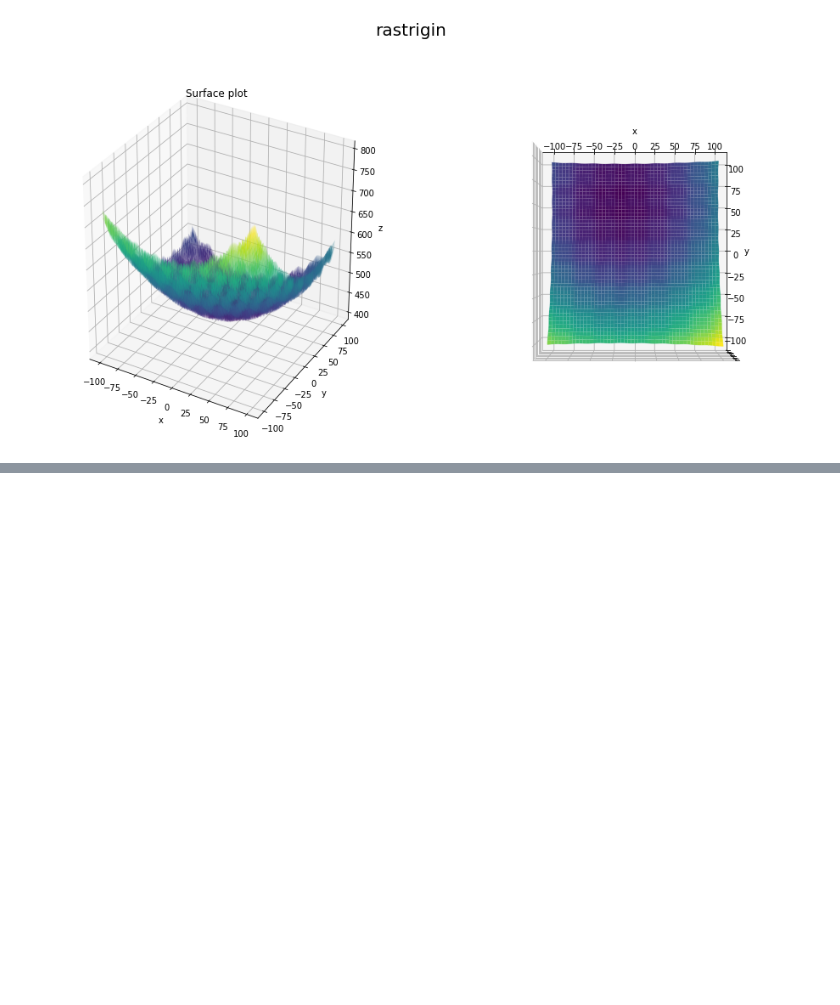
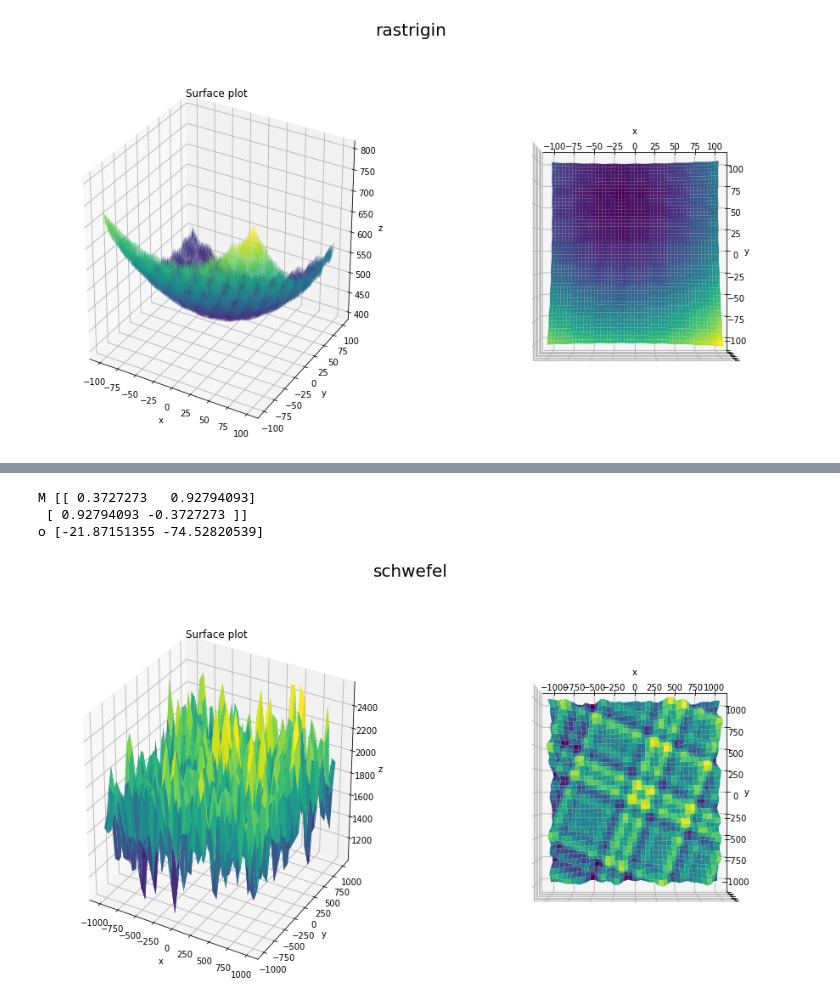
Before and after one commit to adamnapieralski/pszt-evolutionary-cauchy-searching, a Jupyter notebook: cec17_functions.ipynb, the cells around one changed output, grey strips where cells are left out. Saved outputs shown, nothing was run; the diff lists cells and outputs as text; code cells hidden in the pictures; blank space fills up the shorter version.

```diff
--- a/cec17_functions.ipynb
+++ b/cec17_functions.ipynb
@@ -64,0 +79,7 @@ o [-17.40845037  56.1747033 ]
+# %%
+plot_cec_function('schwefel', xy_range=(-1000, 1000))
+# %% [output]
+M [[ 0.3727273   0.92794093]
+ [ 0.92794093 -0.3727273 ]]
+o [-21.87151355 -74.52820539]
+[figure, added]
```
Also changed, not shown: parts of 2 cells of this notebook, 3 other files.
